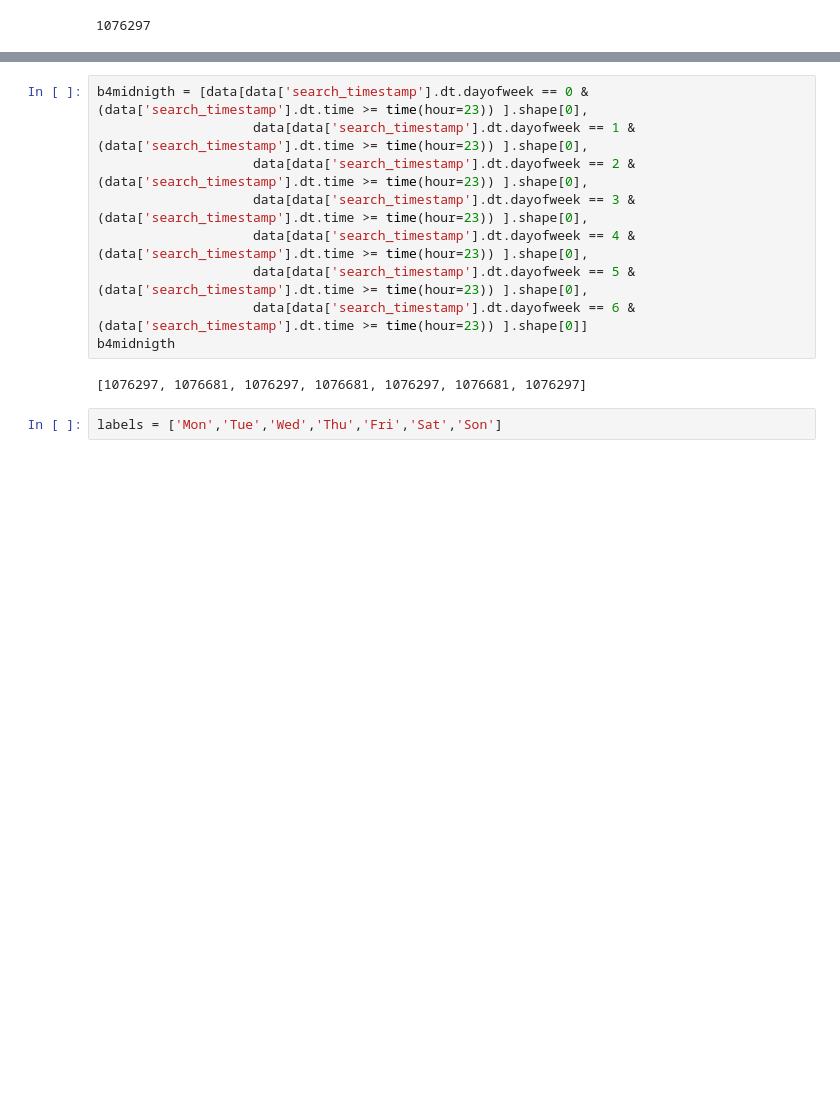
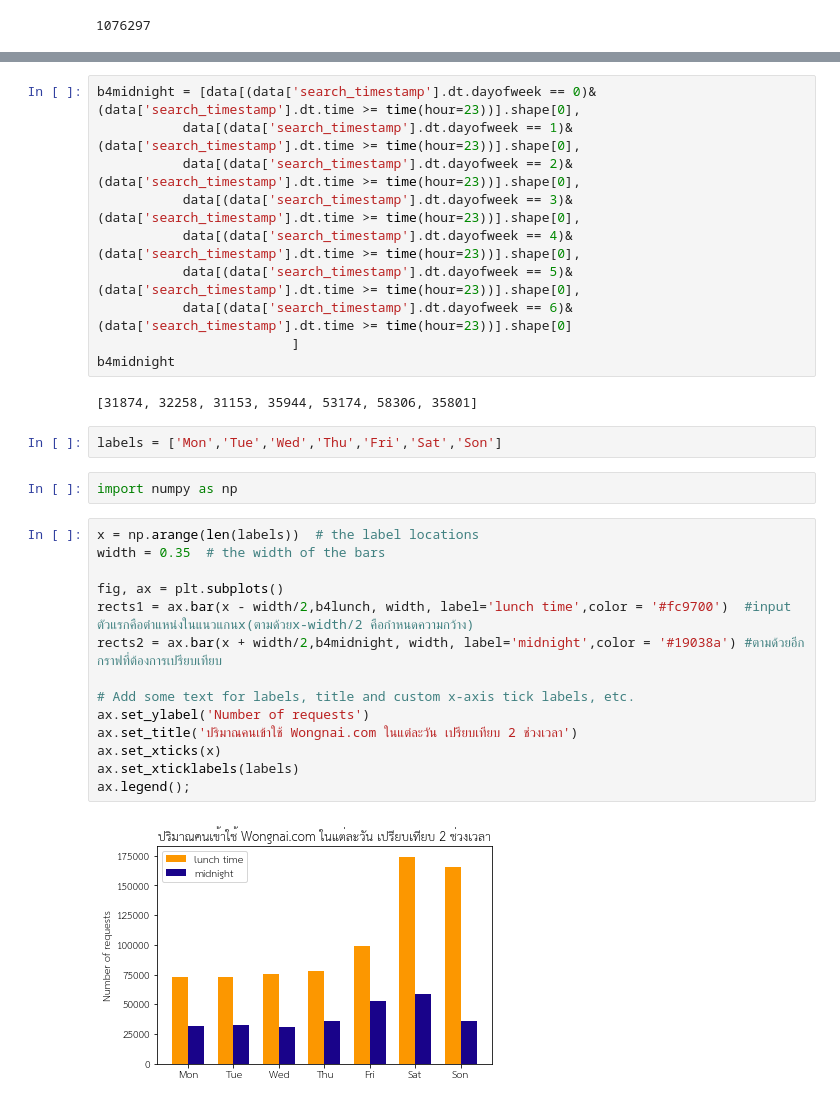
Before and after one commit to bebeam2942/data_viz, a Jupyter notebook: Visualize_Data_Comparison.ipynb, the cells around one changed output, grey strips where cells are left out. Saved outputs shown, nothing was run; the diff lists cells and outputs as text; blank space fills up the shorter version.

```diff
--- a/Visualize_Data_Comparison.ipynb
+++ b/Visualize_Data_Comparison.ipynb
@@ -96,13 +97,32 @@ b4lunch
 # %%
-b4midnigth = [data[data['search_timestamp'].dt.dayofweek == 0 & (data['search_timestamp'].dt.time >= time(hour=23)) ].shape[0],
-                    data[data['search_timestamp'].dt.dayofweek == 1 & (data['search_timestamp'].dt.time >= time(hour=23)) ].shape[0],
-                    data[data['search_timestamp'].dt.dayofweek == 2 & (data['search_timestamp'].dt.time >= time(hour=23)) ].shape[0],
-                    data[data['search_timestamp'].dt.dayofweek == 3 & (data['search_timestamp'].dt.time >= time(hour=23)) ].shape[0],
-                    data[data['search_timestamp'].dt.dayofweek == 4 & (data['search_timestamp'].dt.time >= time(hour=23)) ].shape[0],
-                    data[data['search_timestamp'].dt.dayofweek == 5 & (data['search_timestamp'].dt.time >= time(hour=23)) ].shape[0],
-                    data[data['search_timestamp'].dt.dayofweek == 6 & (data['search_timestamp'].dt.time >= time(hour=23)) ].shape[0]]
-b4midnigth
+b4midnight = [data[(data['search_timestamp'].dt.dayofweek == 0)&(data['search_timestamp'].dt.time >= time(hour=23))].shape[0],
+           data[(data['search_timestamp'].dt.dayofweek == 1)&(data['search_timestamp'].dt.time >= time(hour=23))].shape[0],
+           data[(data['search_timestamp'].dt.dayofweek == 2)&(data['search_timestamp'].dt.time >= time(hour=23))].shape[0],
+           data[(data['search_timestamp'].dt.dayofweek == 3)&(data['search_timestamp'].dt.time >= time(hour=23))].shape[0],
+           data[(data['search_timestamp'].dt.dayofweek == 4)&(data['search_timestamp'].dt.time >= time(hour=23))].shape[0],
+           data[(data['search_timestamp'].dt.dayofweek == 5)&(data['search_timestamp'].dt.time >= time(hour=23))].shape[0],
+           data[(data['search_timestamp'].dt.dayofweek == 6)&(data['search_timestamp'].dt.time >= time(hour=23))].shape[0]
+                         ]
+b4midnight
 # %% [output]
-[1076297, 1076681, 1076297, 1076681, 1076297, 1076681, 1076297]
+[31874, 32258, 31153, 35944, 53174, 58306, 35801]
 # %%
 labels = ['Mon','Tue','Wed','Thu','Fri','Sat','Son']
+# %%
+import numpy as np
+# %%
+x = np.arange(len(labels))  # the label locations
+width = 0.35  # the width of the bars
+
+fig, ax = plt.subplots()
+rects1 = ax.bar(x - width/2,b4lunch, width, label='lunch time',color = '#fc9700')  #input ตัวแรกคือตำแหน่งในแนวแกนx(ตามด้วยx-width/2 คือกำหนดความกว้าง)
+rects2 = ax.bar(x + width/2,b4midnight, width, label='midnight',color = '#19038a') #ตามด้วยอีกกราฟที่ต้องการเปรียบเทียบ
+
+# Add some text for labels, title and custom x-axis tick labels, etc.
+ax.set_ylabel('Number of requests')
+ax.set_title('ปริมาณคนเข้าใช้ Wongnai.com ในแต่ละวัน เปรียบเทียบ 2 ช่วงเวลา')
+ax.set_xticks(x)
+ax.set_xticklabels(labels)
+ax.legend();
+# %% [output]
+[figure, added]
```
Also changed, not shown: parts of 8 cells of this notebook.
